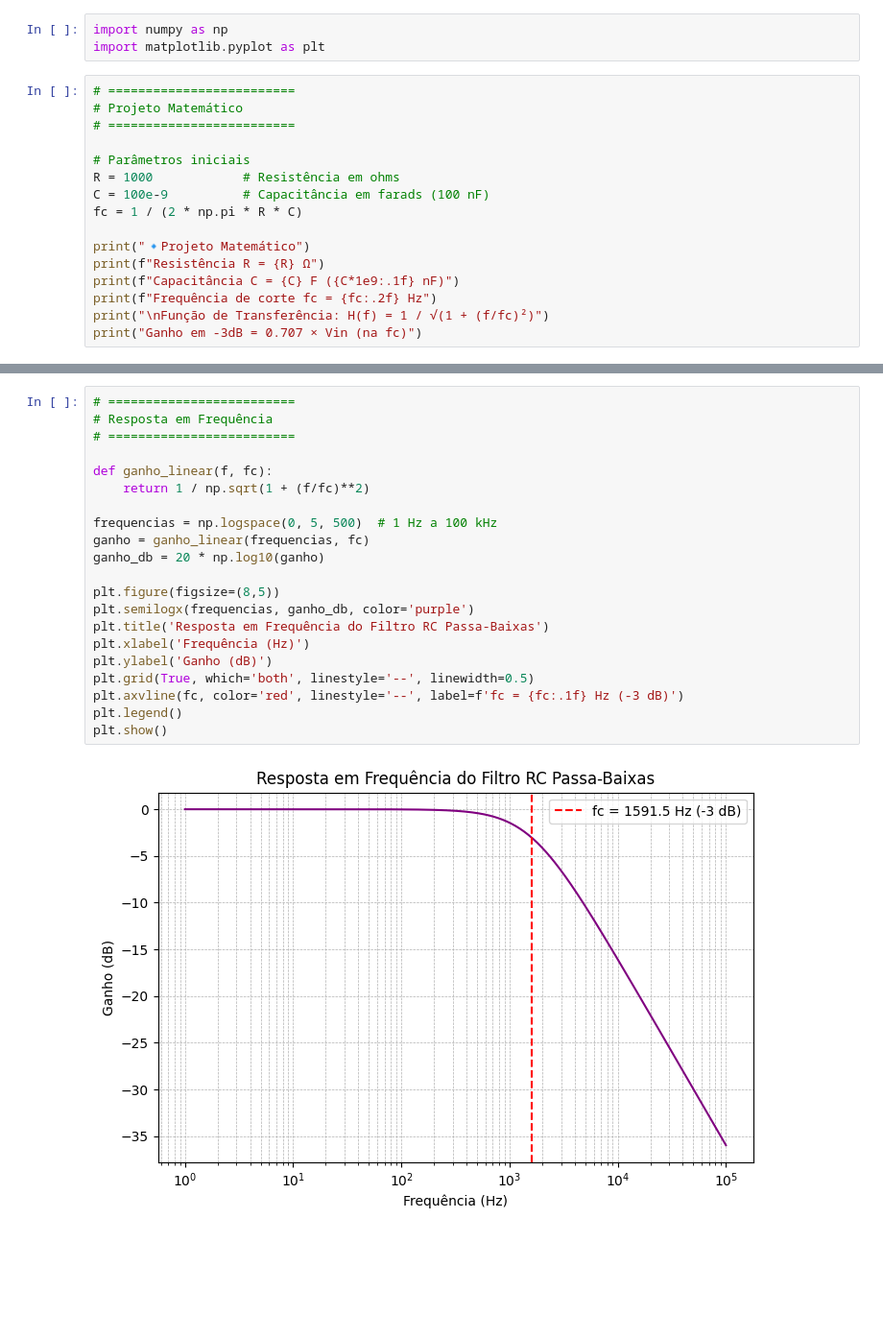
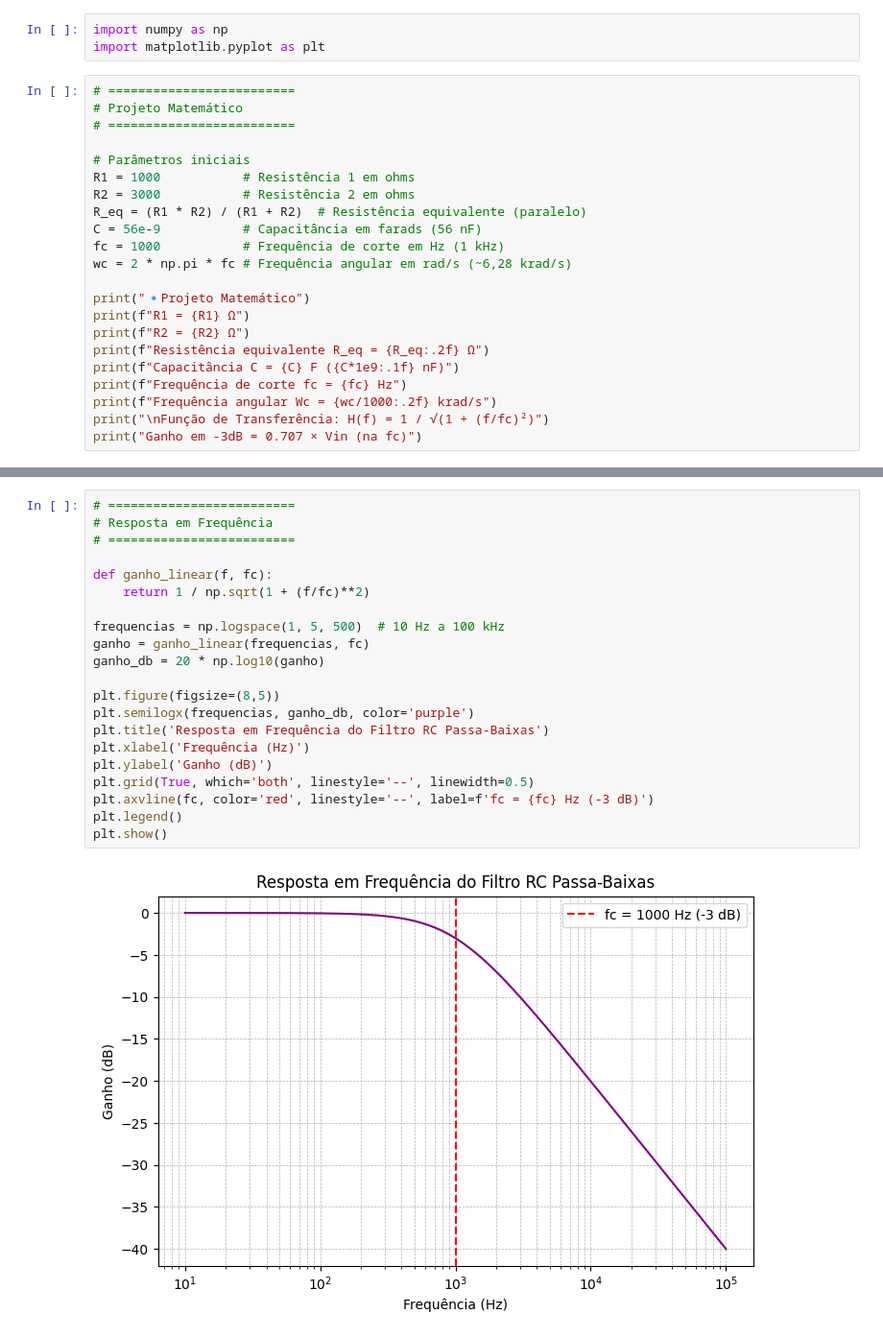
Before and after one commit to Edgar-Klewert/filtros-passa-baixo, a Jupyter notebook: relatorio.ipynb, the cells around one changed output, grey strips where cells are left out. Shown: that part at 96% size. Drawn from its saved outputs; the diff is of its cells as text; blank space fills up the shorter version.

```diff
--- a/relatorio.ipynb
+++ b/relatorio.ipynb
@@ -11,14 +11,20 @@ import matplotlib.pyplot as plt
 # =========================
 
 # Parâmetros iniciais
-R = 1000            # Resistência em ohms
-C = 100e-9          # Capacitância em farads (100 nF)
-fc = 1 / (2 * np.pi * R * C)
+R1 = 1000           # Resistência 1 em ohms
+R2 = 3000           # Resistência 2 em ohms
+R_eq = (R1 * R2) / (R1 + R2)  # Resistência equivalente (paralelo)
+C = 56e-9           # Capacitância em farads (56 nF)
+fc = 1000           # Frequência de corte em Hz (1 kHz)
+wc = 2 * np.pi * fc # Frequência angular em rad/s (~6,28 krad/s)
 
 print("🔹Projeto Matemático")
-print(f"Resistência R = {R} Ω")
+print(f"R1 = {R1} Ω")
+print(f"R2 = {R2} Ω")
+print(f"Resistência equivalente R_eq = {R_eq:.2f} Ω")
 print(f"Capacitância C = {C} F ({C*1e9:.1f} nF)")
-print(f"Frequência de corte fc = {fc:.2f} Hz")
+print(f"Frequência de corte fc = {fc} Hz")
+print(f"Frequência angular Wc = {wc/1000:.2f} krad/s")
 print("\nFunção de Transferência: H(f) = 1 / √(1 + (f/fc)²)")
 print("Ganho em -3dB = 0.707 × Vin (na fc)")
 # %% [output]
@@ -32,26 +41,26 @@ Ganho em -3dB = 0.707 × Vin (na fc)
 # %%
 # =========================
 # Resposta em Frequência
 # =========================
 
 def ganho_linear(f, fc):
     return 1 / np.sqrt(1 + (f/fc)**2)
 
-frequencias = np.logspace(0, 5, 500)  # 1 Hz a 100 kHz
+frequencias = np.logspace(1, 5, 500)  # 10 Hz a 100 kHz
 ganho = ganho_linear(frequencias, fc)
 ganho_db = 20 * np.log10(ganho)
 
 plt.figure(figsize=(8,5))
 plt.semilogx(frequencias, ganho_db, color='purple')
 plt.title('Resposta em Frequência do Filtro RC Passa-Baixas')
 plt.xlabel('Frequência (Hz)')
 plt.ylabel('Ganho (dB)')
 plt.grid(True, which='both', linestyle='--', linewidth=0.5)
-plt.axvline(fc, color='red', linestyle='--', label=f'fc = {fc:.1f} Hz (-3 dB)')
+plt.axvline(fc, color='red', linestyle='--', label=f'fc = {fc} Hz (-3 dB)')
 plt.legend()
 plt.show()
 # %% [output]
-[figure, old version]
+[figure, new version]
 # %%
 # =========================
 # Simulação de Sinais
```
Also changed, not shown: parts of 3 cells of this notebook.
